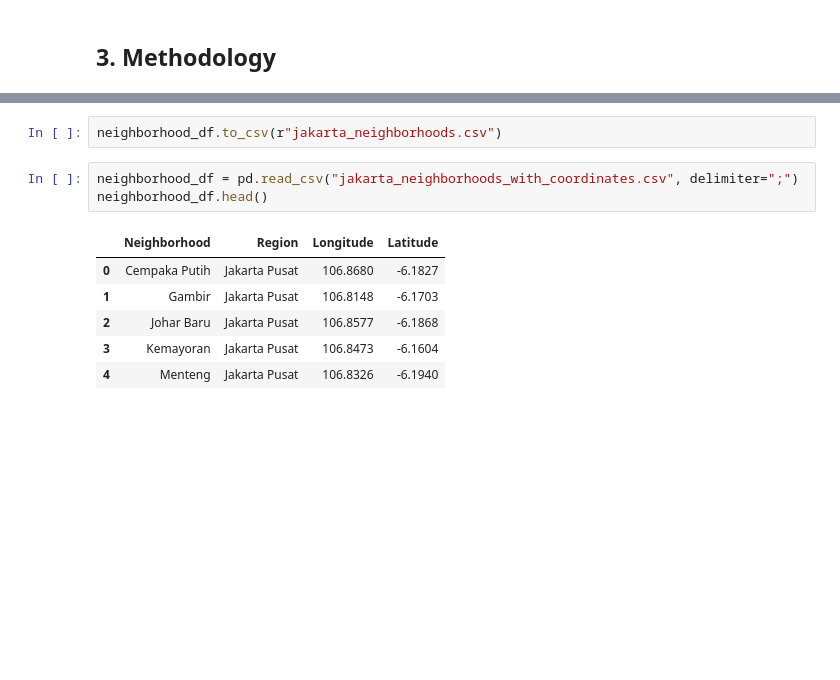
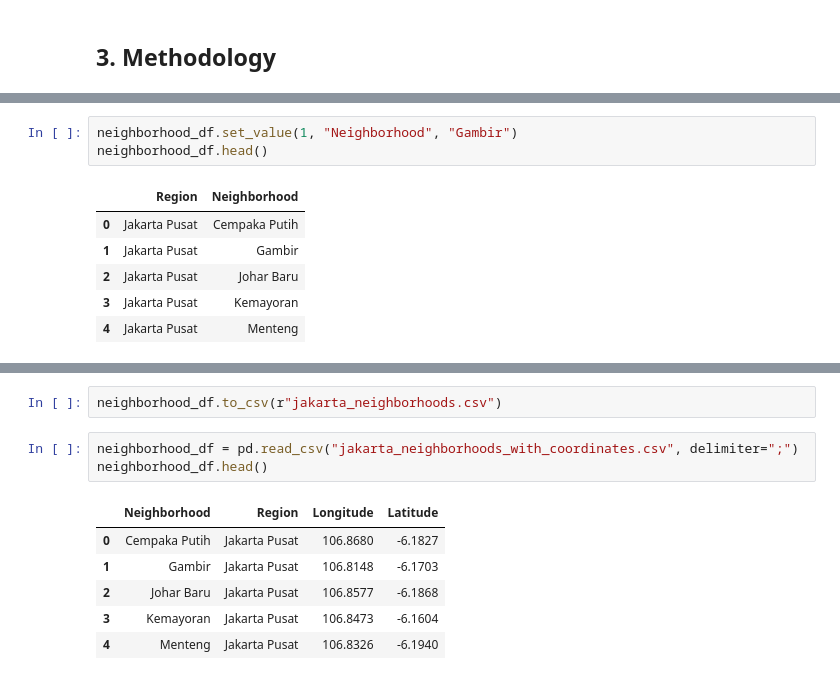
Before and after one commit to vickyysiahaan/FnB_Business_Opportunity_Seeker, a Jupyter notebook: FnB Business Seeker.ipynb, the cells around one changed output, grey strips where cells are left out. Drawn from its saved outputs; the diff is of its cells as text; blank space fills up the shorter version.

```diff
--- a/FnB Business Seeker.ipynb
+++ b/FnB Business Seeker.ipynb
@@ -96,0 +113,10 @@ neighborhoods
+# %%
+neighborhood_df.set_value(1, "Neighborhood", "Gambir")
+neighborhood_df.head()
+# %% [output]
+|  | Region | Neighborhood |
+| 0 | Jakarta Pusat | Cempaka Putih |
+| 1 | Jakarta Pusat | Gambir |
+| 2 | Jakarta Pusat | Johar Baru |
+| 3 | Jakarta Pusat | Kemayoran |
+| 4 | Jakarta Pusat | Menteng |
```
Also changed, not shown: parts of 16 cells of this notebook.
